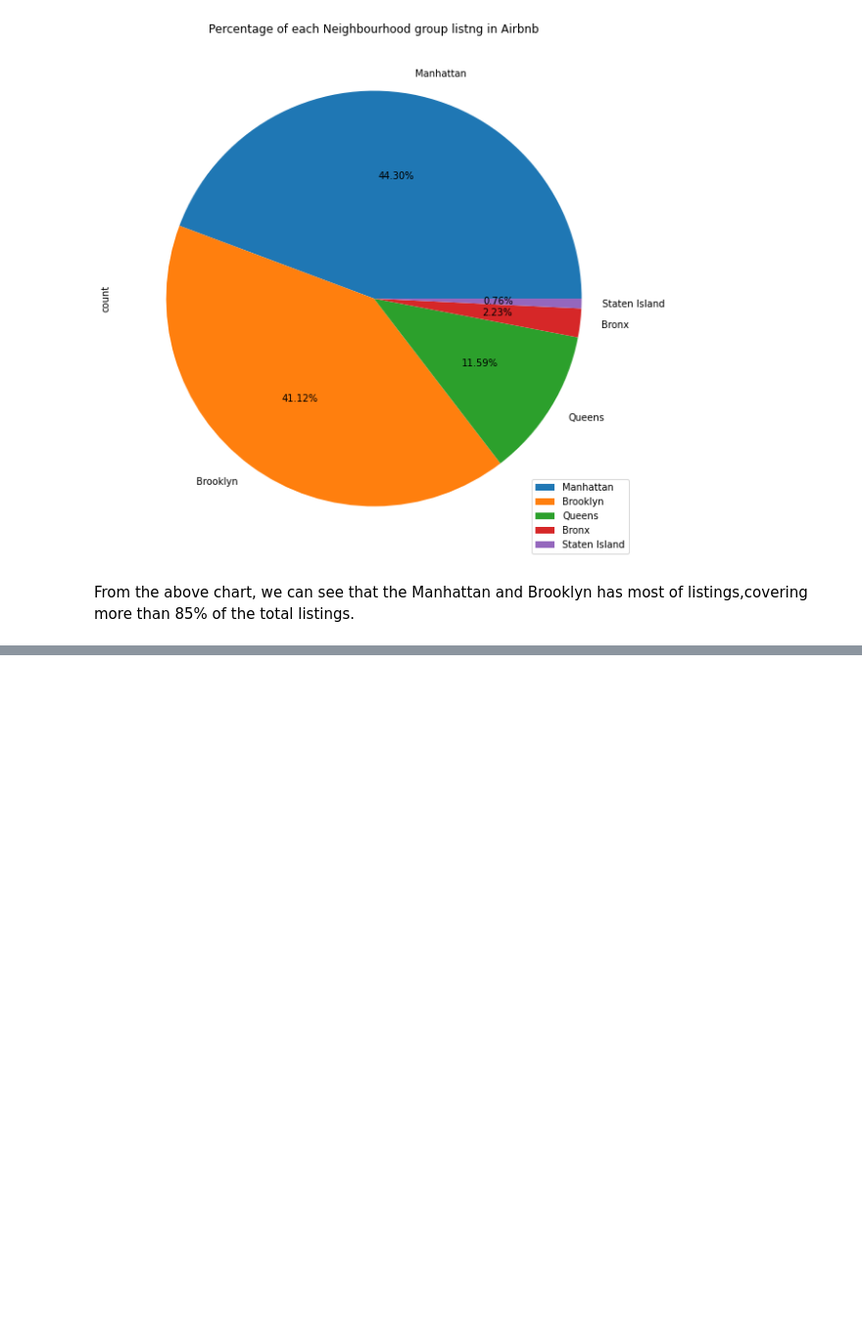
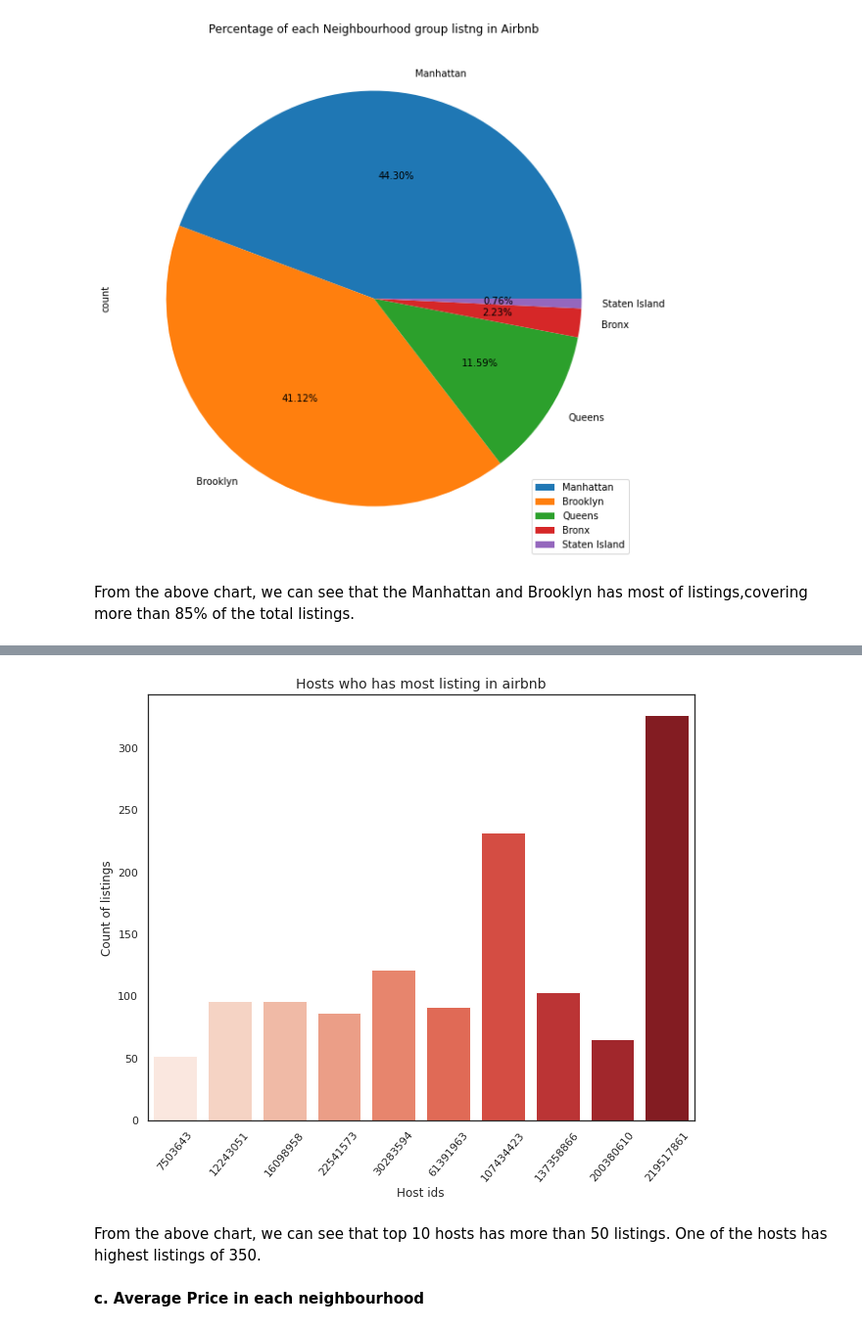
Before and after one commit to ShabuddinDhafedar/Airbnb-Bookings-Analysis, a Jupyter notebook: Airbnb_Bookings_Analysis_Capstone_Project(shabuddin).ipynb, the cells around one changed output, grey strips where cells are left out. Shown at 98% size. Drawn from its saved outputs; the diff is of its cells as text; code cells hidden in the pictures; blank space fills up the shorter version.

Commit message:
Third commit Airbnb Bookings Analysis

```diff
--- a/Airbnb_Bookings_Analysis_Capstone_Project(shabuddin).ipynb
+++ b/Airbnb_Bookings_Analysis_Capstone_Project(shabuddin).ipynb
@@ -260,0 +265,7 @@ From the above chart, we can see that the Manhattan and Brooklyn has most of lis
+# %%
+#Count of Hosts
+top_host=airbnb_df.host_id.value_counts().head(10)
+top_host_df = pd.DataFrame(top_host)
+top_host_df.reset_index(inplace=True)
+top_host_df.rename(columns={"index":"host_id","host_id":"hl_count"},inplace=True)
+top_host_df
@@ -260,0 +284,16 @@ From the above chart, we can see that the Manhattan and Brooklyn has most of lis
+# %%
+#Host analysis with Barplot
+sns.set(rc={'figure.figsize':(10,8)})
+sns.set_style('white')
+fig=sns.barplot(x="host_id",y="hl_count",data=top_host_df,palette='Reds')
+fig.set_title('Hosts who has most listing in airbnb',fontsize=14)
+fig.set_xlabel('Host ids')
+fig.set_ylabel('Count of listings')
+fig.set_xticklabels(fig.get_xticklabels(), rotation = 50)
+plt.show()
+# %% [output]
+[figure, added]
+# %% [markdown]
+From the above chart, we can see that top 10 hosts has more than 50 listings. One of the hosts has highest listings of 350.
+# %% [markdown]
+**c. Average Price in each neighbourhood**
```
Also changed, not shown: parts of 16 cells of this notebook.
